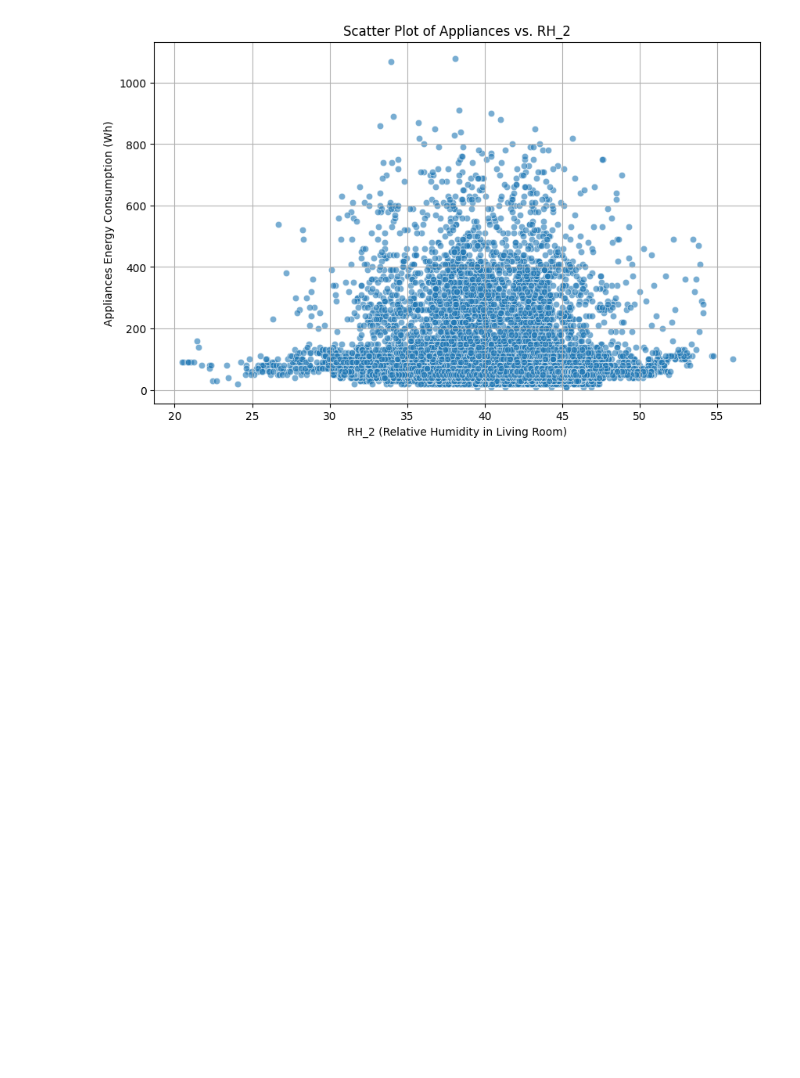
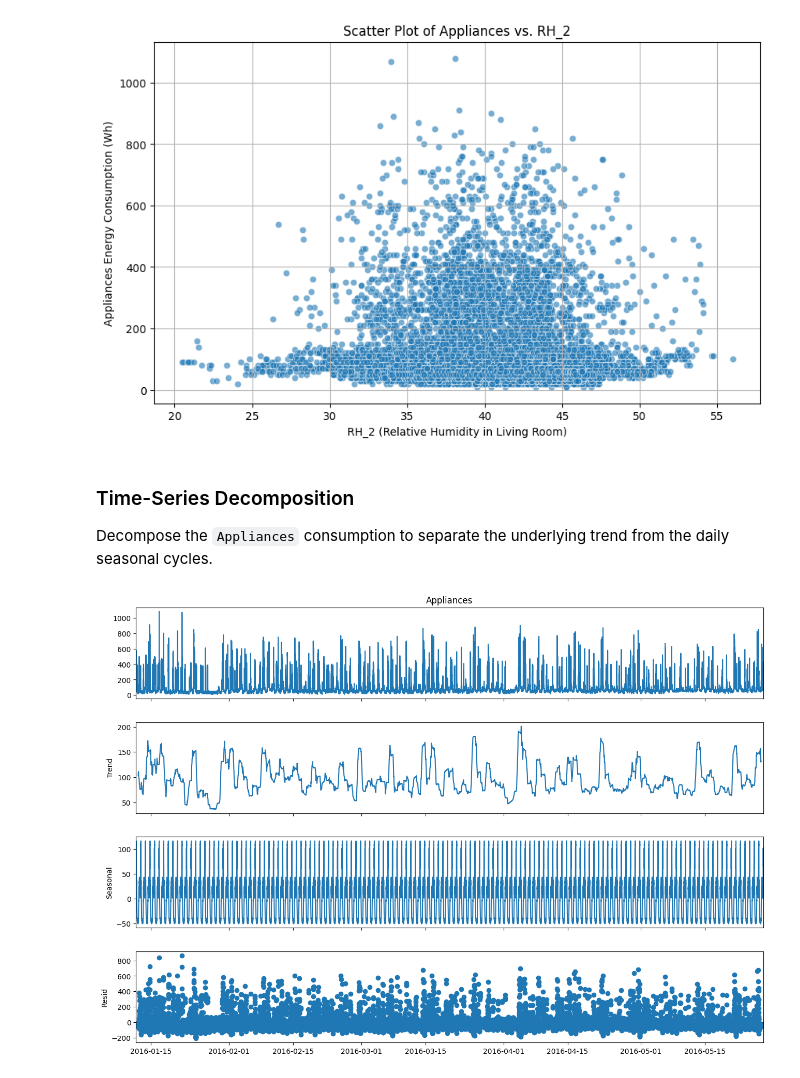
Before and after one commit to Pamindu-Rashmitha/Appliance-Energy-Prediction, a Jupyter notebook: notebooks/EDA.ipynb, the cells around one changed output. Drawn from its saved outputs; the diff is of its cells as text; code cells hidden in the pictures; blank space fills up the shorter version.

```diff
--- a/notebooks/EDA.ipynb
+++ b/notebooks/EDA.ipynb
@@ -162,3 +231,21 @@ plt.grid(True)
 plt.show()
 # %% [output]
 [figure]
+# %% [markdown]
+### Time-Series Decomposition
+Decompose the `Appliances` consumption to separate the underlying trend from the daily seasonal cycles.
+# %%
+from statsmodels.tsa.seasonal import seasonal_decompose
+
+# Set date as index for statsmodels
+df_indexed = df.set_index('date')
+
+# We assume a daily cycle (24 hours * 6 ten-minute intervals = 144)
+result = seasonal_decompose(df_indexed['Appliances'], model='additive', period=144)
+
+# Plot the decomposed components
+fig = result.plot()
+fig.set_size_inches(14, 10)
+plt.show()
+# %% [output]
+[figure, added]
```
Also changed, not shown: parts of 20 cells of this notebook.
